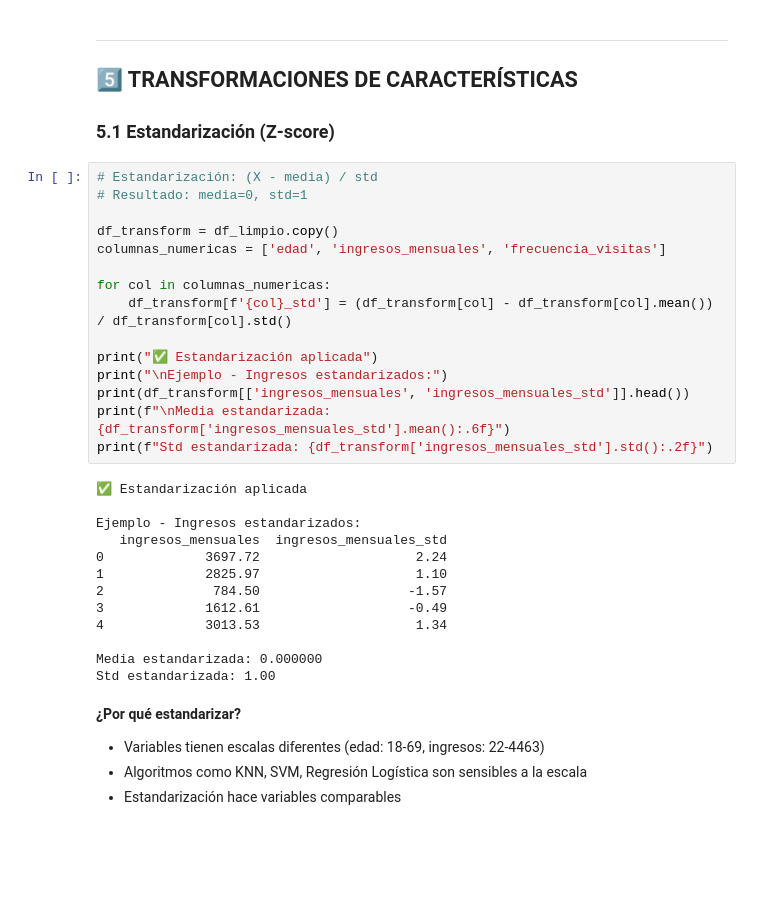
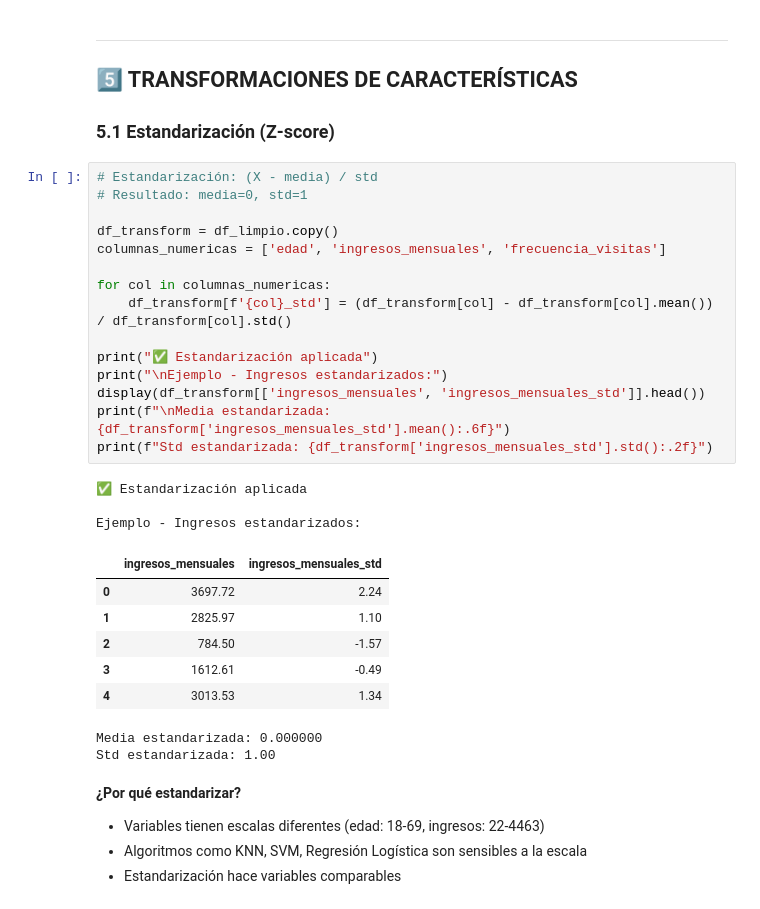
Before and after one commit to Mgobeaalcoba/data_science_henry, a Jupyter notebook: clase_01_introduccion_ml/notebooks/resumen_actividad_clase_01.ipynb, the cells around one changed output. Drawn from its saved outputs; the diff is of its cells as text; blank space fills up the shorter version.

```diff
--- a/clase_01_introduccion_ml/notebooks/resumen_actividad_clase_01.ipynb
+++ b/clase_01_introduccion_ml/notebooks/resumen_actividad_clase_01.ipynb
@@ -254,31 +254,30 @@ plt.show()
 # %%
 # Estandarización: (X - media) / std
 # Resultado: media=0, std=1
 
 df_transform = df_limpio.copy()
 columnas_numericas = ['edad', 'ingresos_mensuales', 'frecuencia_visitas']
 
 for col in columnas_numericas:
     df_transform[f'{col}_std'] = (df_transform[col] - df_transform[col].mean()) / df_transform[col].std()
 
 print("✅ Estandarización aplicada")
 print("\nEjemplo - Ingresos estandarizados:")
-print(df_transform[['ingresos_mensuales', 'ingresos_mensuales_std']].head())
+display(df_transform[['ingresos_mensuales', 'ingresos_mensuales_std']].head())
 print(f"\nMedia estandarizada: {df_transform['ingresos_mensuales_std'].mean():.6f}")
 print(f"Std estandarizada: {df_transform['ingresos_mensuales_std'].std():.2f}")
 # %% [output]
 ✅ Estandarización aplicada
 
 Ejemplo - Ingresos estandarizados:
-   ingresos_mensuales  ingresos_mensuales_std
-0             3697.72                    2.24
-1             2825.97                    1.10
-2              784.50                   -1.57
-3             1612.61                   -0.49
-4             3013.53                    1.34
-
-Media estandarizada: 0.000000
-Std estandarizada: 1.00
+|  | ingresos_mensuales | ingresos_mensuales_std |
+| 0 | 3697.72 | 2.24 |
+| 1 | 2825.97 | 1.10 |
+| 2 | 784.50 | -1.57 |
+| 3 | 1612.61 | -0.49 |
+| 4 | 3013.53 | 1.34 |
+Media estandarizada: 0.000000
+Std estandarizada: 1.00
 # %% [markdown]
 **¿Por qué estandarizar?**
 - Variables tienen escalas diferentes (edad: 18-69, ingresos: 22-4463)
```
Also changed, not shown: 9 other files.
